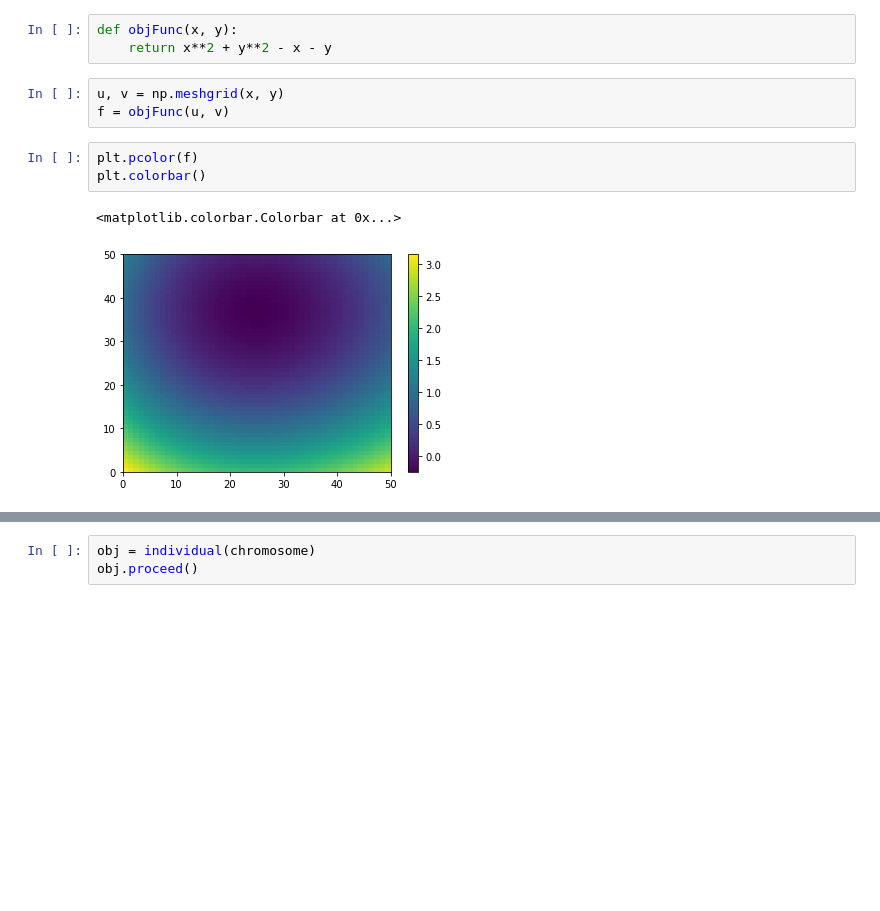
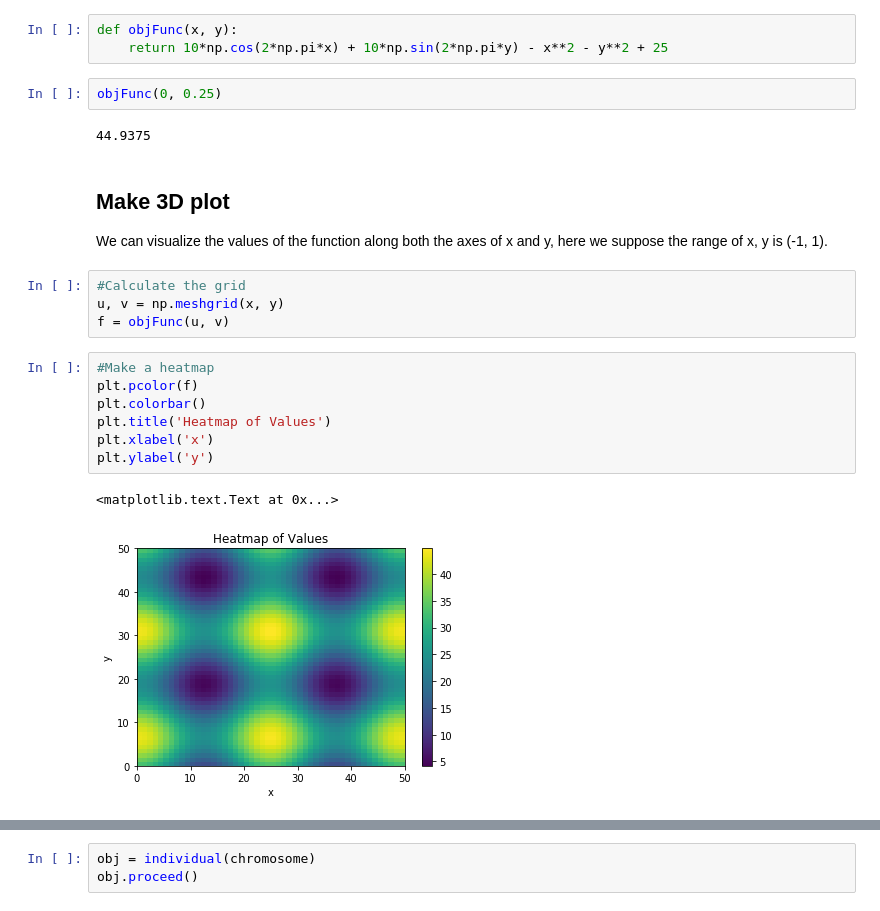
Before and after one commit to topsun888/GeneticNeuralNetworks, a Jupyter notebook: QuantumGeneticAlgorithm.ipynb, the cells around one changed output, grey strips where cells are left out. Saved outputs shown, nothing was run; the diff lists cells and outputs as text; blank space fills up the shorter version.

```diff
--- a/QuantumGeneticAlgorithm.ipynb
+++ b/QuantumGeneticAlgorithm.ipynb
@@ -9,16 +11,29 @@ x = np.linspace(-1, 1, num=50)
 y= np.linspace(-1, 1, num=50)
 # %%
 def objFunc(x, y):
-    return x**2 + y**2 - x - y
+    return 10*np.cos(2*np.pi*x) + 10*np.sin(2*np.pi*y) - x**2 - y**2 + 25
+# %%
+objFunc(0, 0.25)
+# %% [output]
+44.9375
+# %% [markdown]
+## Make 3D plot
+
+We can visualize the values of the function along both the axes of x and y, here we suppose the range of x, y is (-1, 1).
 # %%
+#Calculate the grid
 u, v = np.meshgrid(x, y)
 f = objFunc(u, v)
-# %%
-plt.pcolor(f)
-plt.colorbar()
-# %% [output]
-<matplotlib.colorbar.Colorbar at 0x...>
-[figure, removed]
+# %%
+#Make a heatmap
+plt.pcolor(f)
+plt.colorbar()
+plt.title('Heatmap of Values')
+plt.xlabel('x')
+plt.ylabel('y')
+# %% [output]
+<matplotlib.text.Text at 0x...>
+[figure, added]
 # %%
 plt.contour(u, v, f, 30)
 plt.colorbar()
```
Also changed, not shown: parts of 16 cells of this notebook, 2 other files.
